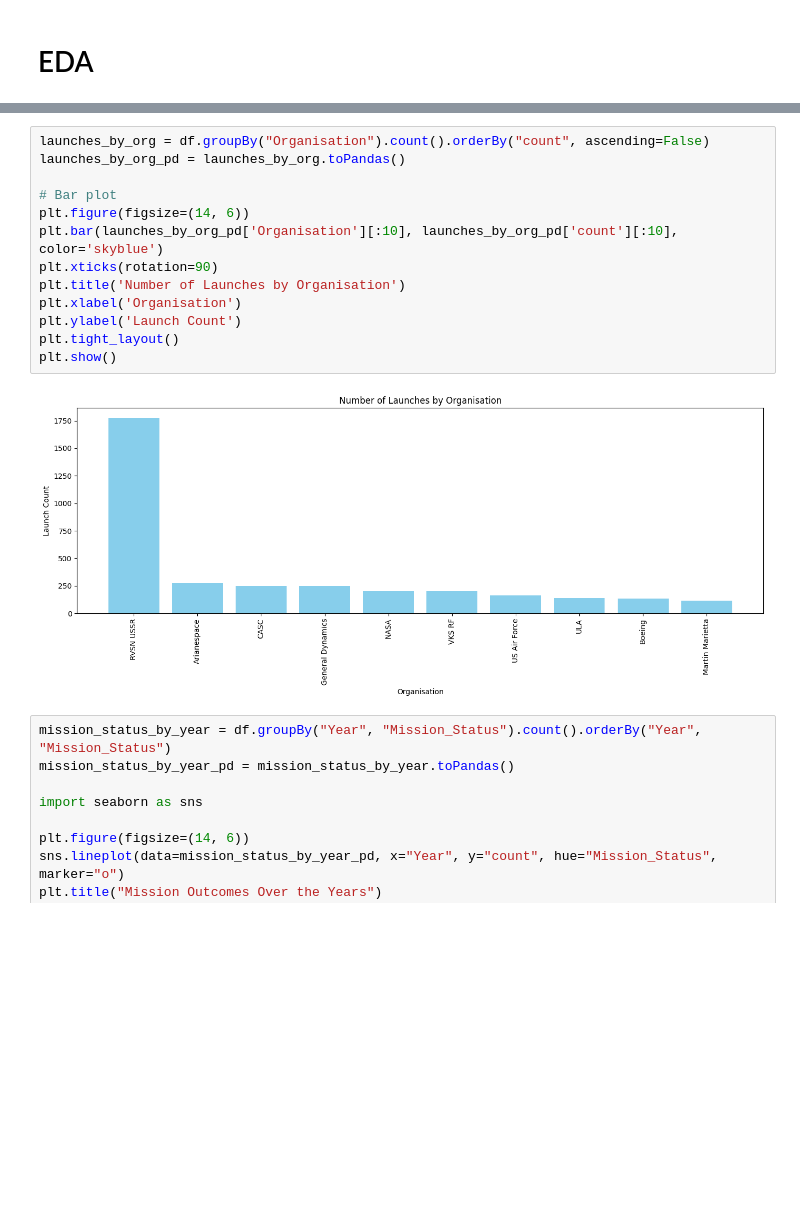
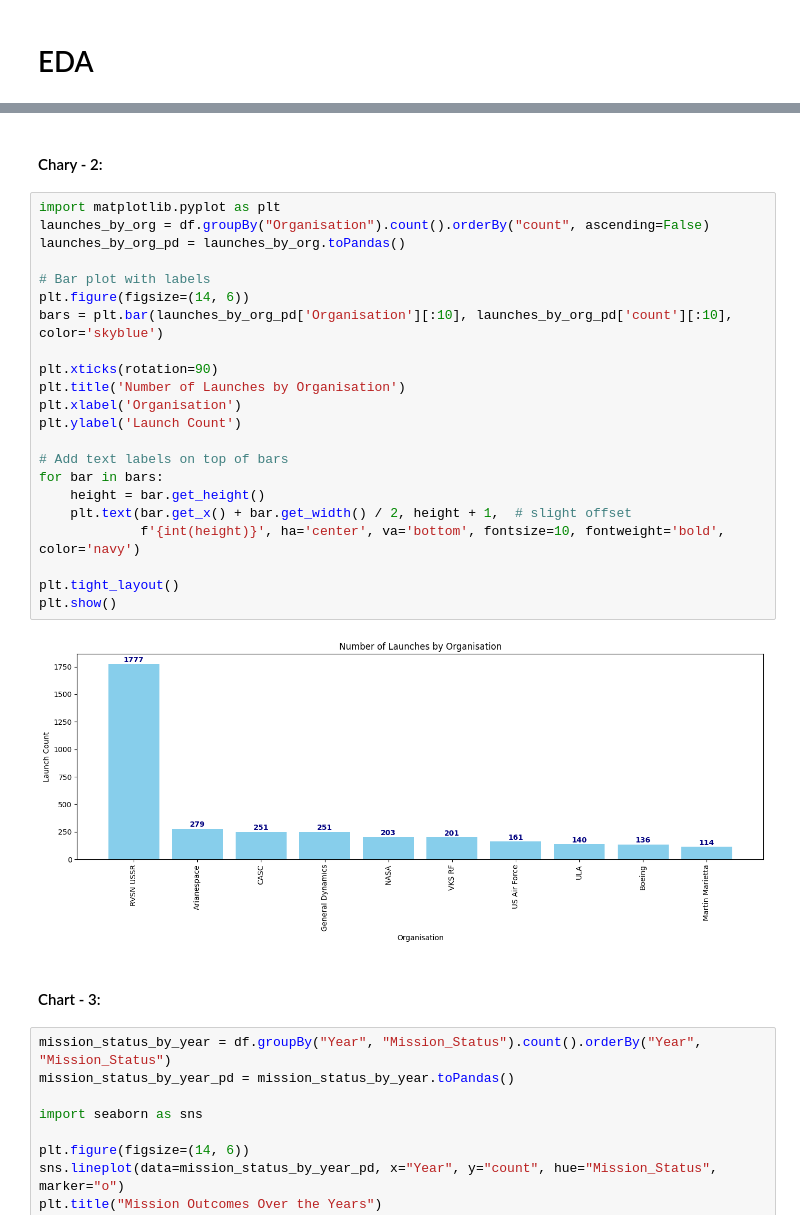
Before and after one commit to manishaachary13/Space-Launch-Mission, a Jupyter notebook: mission launch.ipynb, the cells around one changed output, grey strips where cells are left out. Drawn from its saved outputs; the diff is of its cells as text; blank space fills up the shorter version.

Commit message:
charts

```diff
--- a/mission launch.ipynb
+++ b/mission launch.ipynb
@@ -612,18 +622,31 @@ plt.show()
+# %% [markdown]
+#### Chary - 2:
 # %%
+import matplotlib.pyplot as plt
 launches_by_org = df.groupBy("Organisation").count().orderBy("count", ascending=False)
 launches_by_org_pd = launches_by_org.toPandas()
 
-# Bar plot
+# Bar plot with labels
 plt.figure(figsize=(14, 6))
-plt.bar(launches_by_org_pd['Organisation'][:10], launches_by_org_pd['count'][:10], color='skyblue')
+bars = plt.bar(launches_by_org_pd['Organisation'][:10], launches_by_org_pd['count'][:10], color='skyblue')
+
 plt.xticks(rotation=90)
 plt.title('Number of Launches by Organisation')
 plt.xlabel('Organisation')
 plt.ylabel('Launch Count')
+
+# Add text labels on top of bars
+for bar in bars:
+    height = bar.get_height()
+    plt.text(bar.get_x() + bar.get_width() / 2, height + 1,  # slight offset
+             f'{int(height)}', ha='center', va='bottom', fontsize=10, fontweight='bold', color='navy')
+
 plt.tight_layout()
 plt.show()
 # %% [output]
-[figure, old version]
+[figure, new version]
+# %% [markdown]
+#### Chart - 3:
 # %%
 mission_status_by_year = df.groupBy("Year", "Mission_Status").count().orderBy("Year", "Mission_Status")
 mission_status_by_year_pd = mission_status_by_year.toPandas()
```
Also changed, not shown: parts of 10 cells of this notebook.
